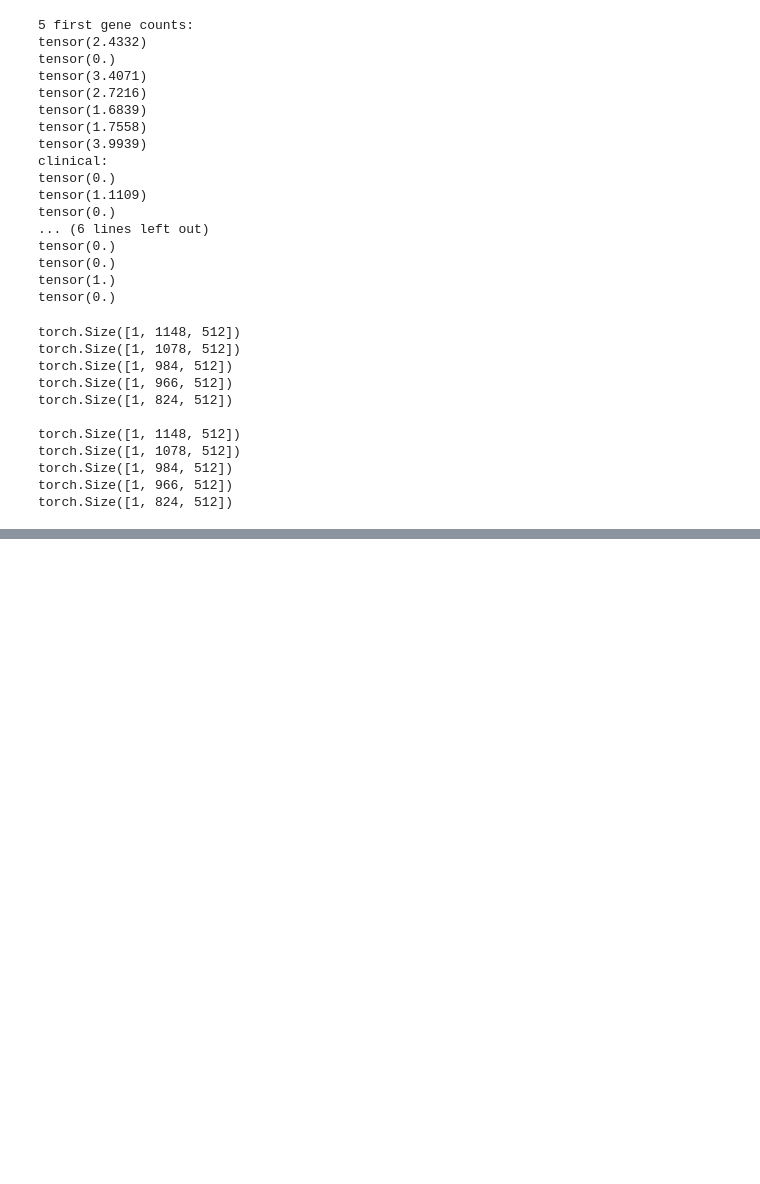
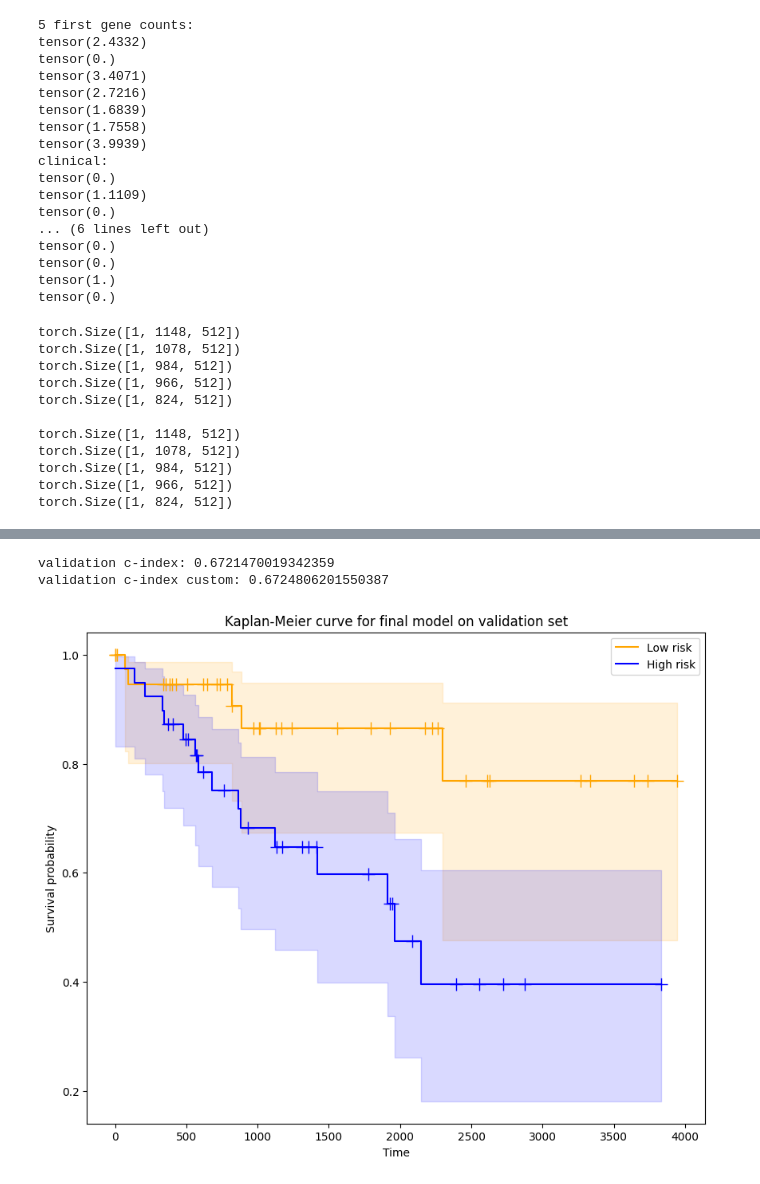
Before and after one commit to quanghieu31/multimodal-ccRCC, a Jupyter notebook: notebooks/fusion.ipynb, the cells around one changed output, grey strips where cells are left out. Saved outputs shown, nothing was run; the diff lists cells and outputs as text; code cells hidden in the pictures; blank space fills up the shorter version.

Commit message:
at least one good result from model

```diff
--- a/notebooks/fusion.ipynb
+++ b/notebooks/fusion.ipynb
@@ -271,7 +271,6 @@ class WSI_FCN(nn.Module):
         return x # (1, 64)
 
 
-
 class WSI_Attention(nn.Module):
     """
     https://arxiv.org/abs/2009.11169
@@ -300,10 +299,8 @@ class WSI_Attention(nn.Module):
         return weights_applied, att_weights
 
 
-
-# Clinical_RNA_FeedForward()
 class Clinical_RNA_FeedForward(nn.Module):
-    def __init__(self, input_dim, output_dim=32, dropout_ratio=0.5):
+    def __init__(self, input_dim, output_dim=32, dropout_ratio=dropout_ratio):
         # https://www.cs.toronto.edu/~hinton/absps/JMLRdropout.pdf
         # https://arxiv.org/pdf/1207.0580
         # For fully connected layers, dropout in all hidden layers works
@@ -343,7 +340,6 @@ class Clinical_RNA_FeedForward(nn.Module):
         return out
 
 
-
 # FusionFeedForward
 class FusionNetwork(nn.Module):
     def __init__(self,
@@ -356,7 +352,7 @@ class FusionNetwork(nn.Module):
         super(FusionNetwork, self).__init__()
 
         # Clinical+RNA
-        self.clinical_rna_feedforward = Clinical_RNA_FeedForward(input_dim_clinical_rna, output_dim=32, dropout_ratio=0.5)
+        self.clinical_rna_feedforward = Clinical_RNA_FeedForward(input_dim_clinical_rna, output_dim=32, dropout_ratio=dropout_ratio)
         # WSI_FCN and WSI_Attention
         self.wsi_fcn = WSI_FCN(input_dim_wsi_fcn, out_features=64)
         self.attention = WSI_Attention(input_dim_wsi_attention, out_features=64)
@@ -514,19 +496,21 @@ def negative_partial_log_likelihood(hazard_preds, times, events, device, eps=1e-
 # one_batch_loss = negative_partial_log_likelihood(hazard_pred, time, event, device)
 # print(one_batch_loss)
 
-
 ################## HYPERPARAMS ################################################
 
-n_epochs = 3
-lr = 0.001
+# https://arxiv.org/pdf/1206.5533 (guide to choose hyperparams)
+n_epochs = 5
+lr = 0.0001
 batch_size = 32
+
+# regularizations:
 dropout_ratio = 0.5
-weight_decay = 0.01
+weight_decay = 0.0001
+
 # since we have relatively small dataset (~300 for training), high weidght decay may lead to udnerfitting
 # but we might have many interactions between parameters in the final feedforward, so let's try different ones
 # https://medium.com/towards-data-science/this-thing-called-weight-decay-a7cd4bcfccab
 # https://stackoverflow.com/questions/44452571/what-is-the-proper-way-to-weight-decay-for-adam-optimizer
-
 
 ################### TRAIN #####################################################
 
@@ -680,27 +638,61 @@ if saved_model:
 # %%
+from lifelines import KaplanMeierFitter
+import matplotlib.pyplot as plt
+
 def display_km_curves_fusion(risks, times, events, title_name, save_figure=False):
     risks = np.array(risks)
     times = np.array(times)
     events = np.array(events)
 
     fig, ax = plt.subplots(figsize=(10, 8))
-
     high_risk_idx = risks > np.median(risks)
     low_risk_idx = risks <= np.median(risks)
     kmf_high = KaplanMeierFitter()
     kmf_low = KaplanMeierFitter()
     # fit low risk
     kmf_low.fit(times[low_risk_idx], event_observed=events[low_risk_idx], label='Low risk')
-    kmf_low.plot_survival_function(ax=ax, ci_show=True)
-
+    kmf_low.plot_survival_function(ax=ax, ci_show=True, ci_alpha=0.15, show_censors=True, color='orange')
     # fit high risk
     kmf_high.fit(times[high_risk_idx], event_observed=events[high_risk_idx], label='High risk')
-    kmf_high.plot_survival_function(ax=ax, ci_show=True)
+    kmf_high.plot_survival_function(ax=ax, ci_alpha=0.15, ci_show=True,show_censors=True, color='blue')
     ax.set_title(f"Kaplan-Meier curve for final model on {title_name}")
     ax.set_xlabel("Time")
     ax.set_ylabel("Survival probability")
     plt.legend()
     if save_figure:
-        plt.savefig(f"evaluation-results/{title_name}-baseline.png")
+        current_time = datetime.now().strftime("%H-%M-%S")
+        plt.savefig(f"../evaluation-results/fusion_{title_name}_{current_time}.png")
     else:
         plt.show()
+
+
+val_c_index = concordance_index(val_times, -np.array(val_risks), val_events)
+print(f"validation c-index: {val_c_index}")
+
+val_c_index_custom = concordance_index_custom(val_risks, val_times, val_events)
+print(f"validation c-index custom: {val_c_index_custom}")
+
+display_km_curves_fusion(val_risks, val_times, val_events, "validation set", save_figure=False)
+
+
+saved_model = False
+
+if saved_model:
+    current_time = datetime.now().strftime("%H-%M-%S")
+    checkpoint_path = f"../checkpoints/trained-model_{date.today()}_{val_c_index:4f}.pth"
+    torch.save({
+        'model_state_dict': model.state_dict(), # all weights all models
+        'optimizer_state_dict': optimizer.state_dict(),
+        'batch_size': batch_size,
+        'dropout_ratio': dropout_ratio,
+        'learning_rate': lr,
+        'weight_decay': weight_decay,
+        'n_epochs': n_epochs,
+        'random_seed': 0,
+        'val_c_index': val_c_index
+    }, checkpoint_path)
+    print(f"saved model: {checkpoint_path}")
+# %% [output]
+validation c-index: 0.6721470019342359
+validation c-index custom: 0.6724806201550387
+[figure, added]
```
Also changed, not shown: parts of 12 cells of this notebook, 11 other files.
